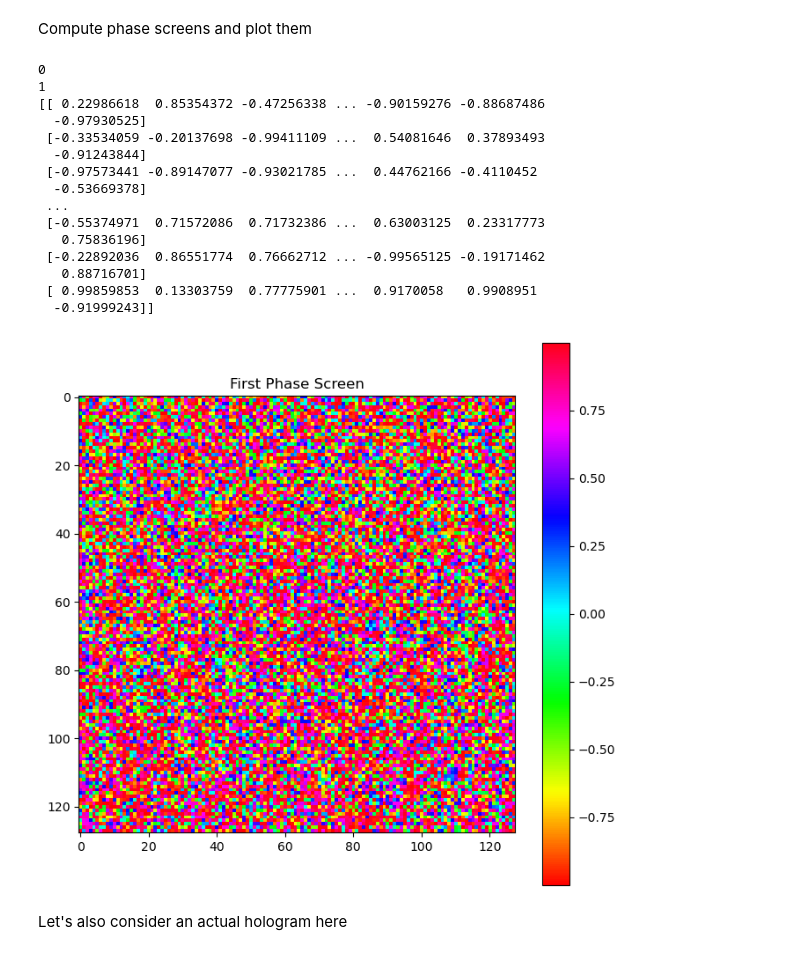
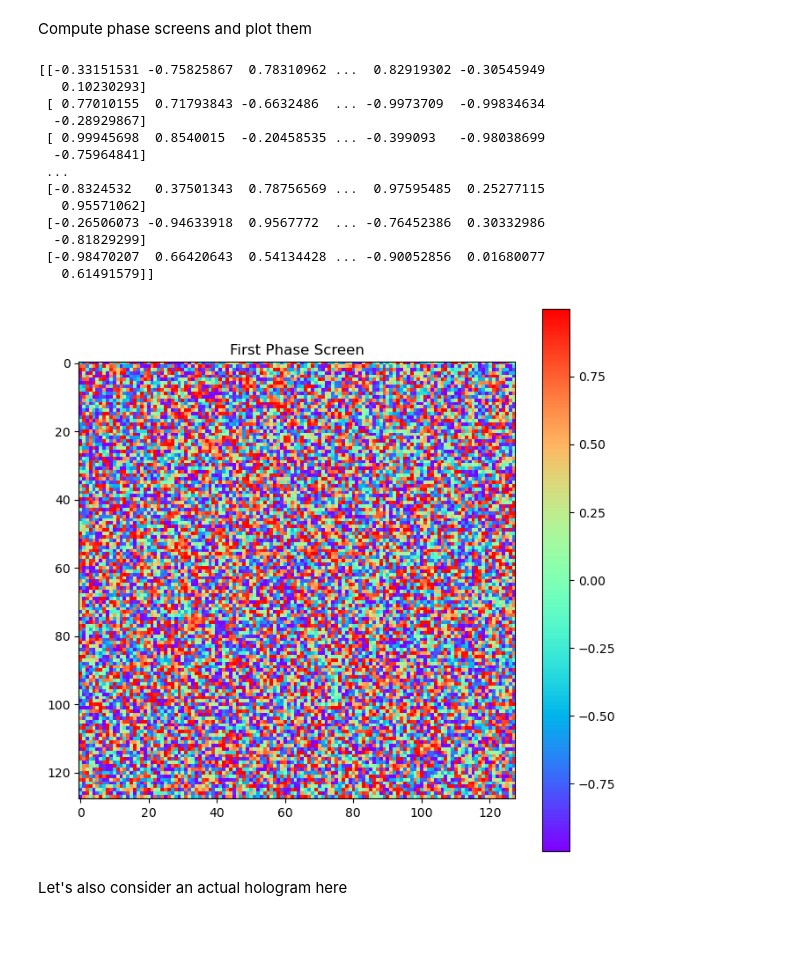
Before and after one commit to TareqJ1000/KnotSorter, a Jupyter notebook: PhaseAnalyzer.ipynb, the cells around one changed output. Cells and saved outputs as stored; diff of their text form; code cells hidden in the pictures.

```diff
--- a/PhaseAnalyzer.ipynb
+++ b/PhaseAnalyzer.ipynb
@@ -46,6 +46,7 @@ cnfg = yaml.load(stream, Loader=Loader)
 
 N = cnfg['dim']
 num_of_output_chans = cnfg['num_output_chans']
+num_of_output_chans = 4
 output_chan_width = cnfg['output_chan_width'] * mm # in mm
 num_of_phase_maps = cnfg['num_maps']
 
@@ -57,8 +58,8 @@ w0 = cnfg['w0'] * mm # in mm!!
 isKnot = cnfg['isKnot']
 knotType = cnfg['knotType']
 shapeParams = cnfg['shapeParams']
-
 fourier_lens = cnfg['fourier_length']*cm # fourier length of both lens in cm
+GFilterStrength=cnfg['gauss_filter_sigma']
 
 # Define the coordinate space
 
@@ -87,7 +88,7 @@ Create the OAM beams that we need to sort
 # Now create a list containing 'oamMode' objects
 
 list_of_OAMs = []
-output_chans = output_chan(X,Y,output_chan_width,maxx,num_of_output_chans)
+output_chans,_,_ = output_chan_symmetric(X,Y,output_chan_width, maxx,num_of_output_chans)
 
 if(isKnot):
     for ii in range(len(knotType)):
@@ -110,46 +118,41 @@ Compute phase screens and plot them
 # %%
 phase_maps = np.empty((num_of_phase_maps, N, N), dtype=complex)
 
 # Compute phase screens and plot them
 for ii in range(num_of_phase_maps):
-    print(ii)
     phase_maps[ii]= np.exp(1j*phase_out[ii,:,:])
 
 #phaseScreenDos = np.exp(1j*phase_out[1,:,:])
 
 fig, ax = plt.subplots(1,1, figsize=(8,8))
 
-first = ax.imshow(np.angle(phase_maps[0]), cmap='hsv')
+first = ax.imshow(np.angle(phase_maps[0]), cmap='rainbow')
 ax.set_title("First Phase Screen")
 c1 = fig.colorbar(first, ax=ax)
 
 '''
 second = ax[1].imshow(np.angle(phase_maps[1]), cmap='hsv')
 ax[1].set_title("Second Phase Screen")
 c2 = fig.colorbar(second, ax=ax[1])
+'''
 
-
-'''
 print(phase_out[0])
-
 plt.show()
 # %% [output]
-0
-1
-[[ 0.22986618  0.85354372 -0.47256338 ... -0.90159276 -0.88687486
-  -0.97930525]
- [-0.33534059 -0.20137698 -0.99411109 ...  0.54081646  0.37893493
-  -0.91243844]
- [-0.97573441 -0.89147077 -0.93021785 ...  0.44762166 -0.4110452
-  -0.53669378]
+[[-0.33151531 -0.75825867  0.78310962 ...  0.82919302 -0.30545949
+   0.10230293]
+ [ 0.77010155  0.71793843 -0.6632486  ... -0.9973709  -0.99834634
+  -0.28929867]
+ [ 0.99945698  0.8540015  -0.20458535 ... -0.399093   -0.98038699
+  -0.75964841]
  ...
- [-0.55374971  0.71572086  0.71732386 ...  0.63003125  0.23317773
-   0.75836196]
- [-0.22892036  0.86551774  0.76662712 ... -0.99565125 -0.19171462
-   0.88716701]
- [ 0.99859853  0.13303759  0.77775901 ...  0.9170058   0.9908951
-  -0.91999243]]
+ [-0.8324532   0.37501343  0.78756569 ...  0.97595485  0.25277115
+   0.95571062]
+ [-0.26506073 -0.94633918  0.9567772  ... -0.76452386  0.30332986
+  -0.81829299]
+ [-0.98470207  0.66420643  0.54134428 ... -0.90052856  0.01680077
+   0.61491579]]
-[figure, old version]
+[figure, new version]
 # %% [markdown]
 Let's also consider an actual hologram here
 # %%
```
Also changed, not shown: parts of 7 cells of this notebook, 15 other files.
